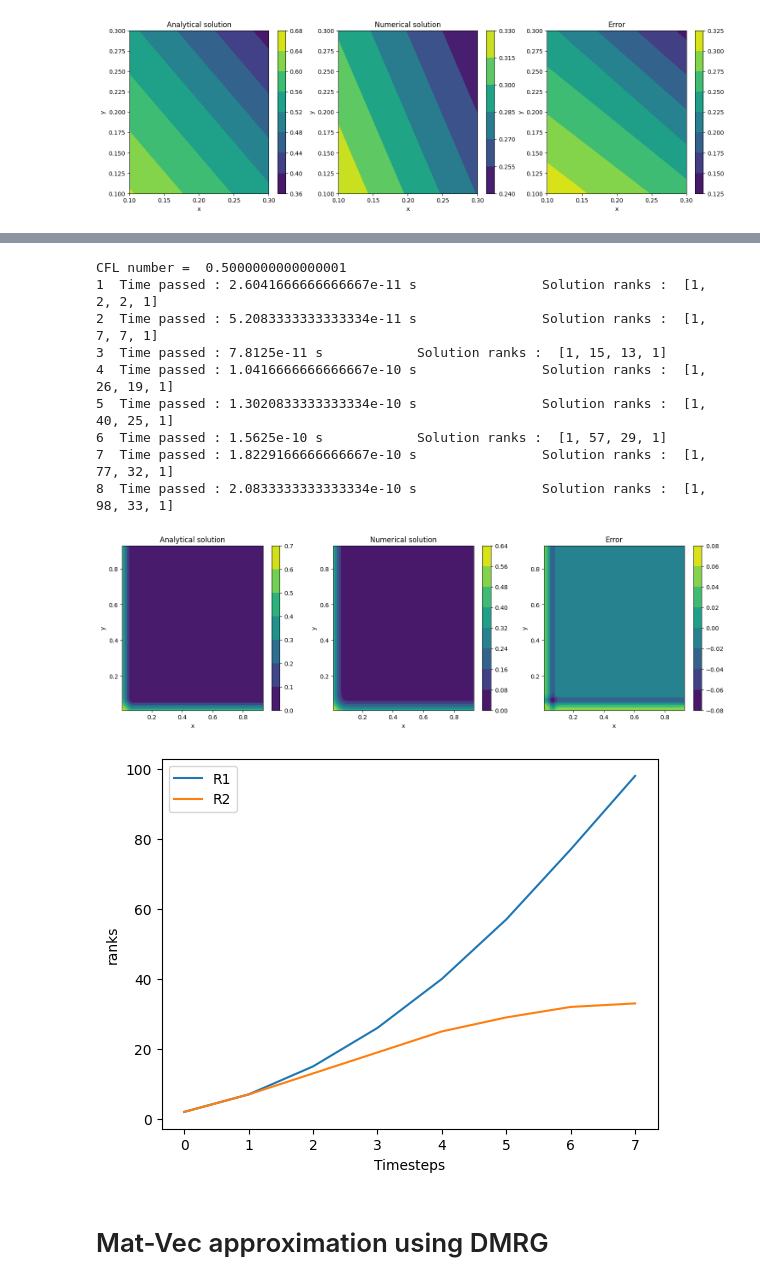
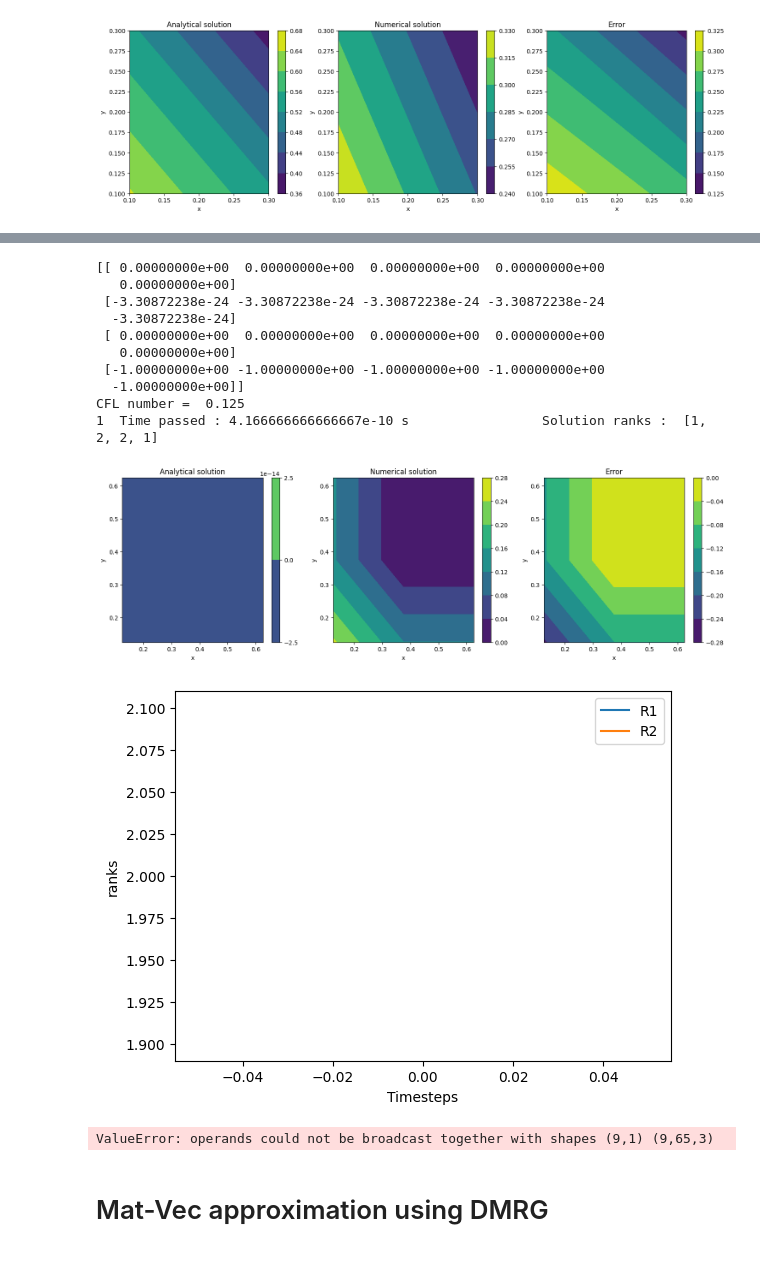
Before and after one commit to adcityfc/Tensor-solvers, a Jupyter notebook: rough_code.ipynb, the cells around one changed output, grey strips where cells are left out. Cells and saved outputs as stored; diff of their text form; code cells hidden in the pictures.

```diff
--- a/rough_code.ipynb
+++ b/rough_code.ipynb
@@ -1131,3 +1549,11 @@ def add_and_round_gram_svd_rlr(factors_list, rank='default', eps=1e-14, threshol
+# %%
+ns = 3
+ds0 = rand_tt([3, 4, 5], [1, 2, 3, 1])
+ds = multi(tt_add, [ds0 for _ in range(ns)])
+res_normal = tt_rounding_gram_svd_rlr2(ds)
+ds0[0] = ds0[0][0]
+ds0[-1] = ds0[-1][..., 0]
+res_sum = add_and_round_gram_svd_simult([ds0 for _ in range(ns)])[0]
 # %% [markdown]
 ### random rounding
 # %%
@@ -1249,8 +1675,8 @@ class random_tt_rounding():
 # print(np.linalg.norm(trek1 - trek2))
 
 # Test for TT rounding
-tmprank  = [1, 100, 100, 1]
-f1 = rand_tt([200, 200, 200], tmprank)
+tmprank  = [1, 10, 10, 1]
+f1 = rand_tt([20, 20, 20], tmprank)
 f2 = tt_add(f1, f1)
 f1rec = ttrec(f1); f2rec = ttrec(f2)
 
@@ -1275,4 +1701,6 @@ print([factors.shape for factors in f1])
 # f2round = tt_rounding(f2, rank=tmprank)[0]; f2roundrec = ttrec(f2round)
 # print(np.linalg.norm(f2rec - 2*f1rec)/np.linalg.norm(f1rec))
 # print(np.linalg.norm(f2roundrec - 2*f1rec)/np.linalg.norm(f1rec))
+
+print(tt_rounding(f2, rank='default', eps=1e-14)[1] - tt_rounding_gram_svd_rlr(f2, rank='default', eps=1e-14)[1])
 # %% [output]
@@ -2985,7 +3414,7 @@ class RT_1D_APF:
         exprL[::2, ~tau_mask_greater] = 0
         exprL[1::2, ~tau_mask_lesser] = 0
 
-
+        print(exprR)
         op = [np.zeros((n[0], n[0])) for _ in range(4)]
         diag = np.arange(n[0])
 
@@ -3203,13 +3632,13 @@ class RT_1D_APF:
             plt.legend()
 
 
-n = [160, 100, 99]
+n = [4, 5, 95]
 prob2 = RT_1D_APF(domain=[0, 1], n=n, T=(25/48)*1e-9, dt=(1/48)*1e-9, bc_left=1, bc_right=0,
-                  alpha_a=1e-8*np.ones(n[0]), alpha_s=1e-8*np.ones(n[0]), soln_hist=True, CFL=0.8, timesteps=200, rounding_tol=1e-5)
-print("CFL number = ", prob2.c*prob2.dt/prob2.dx)
-# prob2.flux_solver(prt=False)
-prob2.solver()
-fig = prob2.plot_final_solution(7, 0)
-prob2.plot_J()
-# print([s.shape for s in prob2.tt_op])
+                  alpha_a=1e-8*np.ones(n[0]), alpha_s=1e-8*np.ones(n[0]), soln_hist=True, CFL=0.8, timesteps=1, rounding_tol=1e-5)
+# print("CFL number = ", prob2.c*prob2.dt/prob2.dx)
+# # prob2.flux_solver(prt=False)
+# prob2.solver()
+# fig = prob2.plot_final_solution(7, 0)
+# prob2.plot_J()
+# # print([s.shape for s in prob2.tt_op])
 # %% [output]
@@ -4023,9 +4444,9 @@ class RT_2D_APF:
 
 
 
-n = [40, 100, 99]
+n = [64, 100, 99]
 prob32 = RT_2D_APF(domain=[0, 1], n=n, T=(2)*1e-9, dt=(1/48)*1e-9, bc_left=1, bc_right=0,
-                  alpha_a=np.zeros(n[0]), alpha_s=np.zeros(n[0]), soln_hist=True, CFL=0.5, timesteps=5, c=3e8, rounding_eps=1e-3)
+                  alpha_a=np.zeros(n[0]), alpha_s=np.zeros(n[0]), soln_hist=True, CFL=0.5, timesteps=50, c=3e8, rounding_eps=1e-3)
 print("CFL number = ", prob32.c*prob32.T)
 soln = prob32.flux_solver(prt=True)
 # prob3.solver()
@@ -4146,6 +4567,7 @@ class RT_2D_APF_efficient:
         exprR[1::2, ~tau_mask_lesser] = 0
         exprL[::2, ~tau_mask_greater] = 0
         exprL[1::2, ~tau_mask_lesser] = 0
+        print(exprL)
 
         self.op = np.zeros((4, 3, n[0])) # 4 conditions wrt tau and angle, 3 for tridiagonal operator (sub-diag [0], diag [1], and super-diag [2]), n[0] points
 
@@ -4429,47 +4851,54 @@ class RT_2D_APF_efficient:
             c1 = axs[0].contourf(X, Y, ana)
             axs[0].set_xlabel(r"x")
             axs[0].set_ylabel(r"y")
             axs[0].set_title(r"Analytical solution")
             fig.colorbar(c1, ax=axs[0], orientation='vertical')
 
             c2 = axs[1].contourf(X, Y, J.reshape((n[0], n[0]))[:x_max, :x_max])
             axs[1].set_xlabel(r"x")
             axs[1].set_ylabel(r"y")
             axs[1].set_title(r"Numerical solution")
             fig.colorbar(c2, ax=axs[1], orientation='vertical')
 
             c3 = axs[2].contourf(X, Y, (ana - J.reshape((n[0], n[0]))[:x_max, :x_max]))
             axs[2].set_xlabel(r"x")
             axs[2].set_ylabel(r"y")
             axs[2].set_title(r"Error")
             fig.colorbar(c3, ax=axs[2], orientation='vertical')
 
 
 
-n = [64, 99, 100]
+n = [4, 99, 100]
 prob3eff = RT_2D_APF_efficient(domain=[0, 1], n=n, T=(2)*1e-9, dt=(1/48)*1e-9, bc_left=1, bc_right=0,
                   alpha_a=0*np.ones(n[0]), alpha_s=0*np.ones(n[0]), soln_hist=True, CFL=0.5,
-                  timesteps=45, c=3e8, rounding_eps=2.5e-3, record_ranks=True, a_r=1, c_v=718, Temp=1)
-print("CFL number = ", prob3.c*prob3.T)
+                  timesteps=1, c=3e8, rounding_eps=2.5e-3, record_ranks=True, a_r=1, c_v=718, Temp=1)
+print("CFL number = ", prob3eff.c*prob3eff.T)
 soln = prob3eff.flux_solver(prt=True)
 # prob3.solver()
 # fig = prob3.plot_final_solution(50, 0)
 prob3eff.plot_J()
 prob3eff.plot_ranks()
 # # [s.shape for s in prob3.tt_op]
 # profile_f(lambda: prob3eff.flux_solver(prt=True), "Results/2D_RT_eff.prof")
 # %% [output]
-CFL number =  0.5000000000000001
-1  Time passed : 2.6041666666666667e-11 s                Solution ranks :  [1, 2, 2, 1]
-2  Time passed : 5.2083333333333334e-11 s                Solution ranks :  [1, 7, 7, 1]
-3  Time passed : 7.8125e-11 s            Solution ranks :  [1, 15, 13, 1]
-4  Time passed : 1.0416666666666667e-10 s                Solution ranks :  [1, 26, 19, 1]
-5  Time passed : 1.3020833333333334e-10 s                Solution ranks :  [1, 40, 25, 1]
-6  Time passed : 1.5625e-10 s            Solution ranks :  [1, 57, 29, 1]
-7  Time passed : 1.8229166666666667e-10 s                Solution ranks :  [1, 77, 32, 1]
-8  Time passed : 2.0833333333333334e-10 s                Solution ranks :  [1, 98, 33, 1]
+[[ 0.00000000e+00  0.00000000e+00  0.00000000e+00  0.00000000e+00
+   0.00000000e+00]
+ [-3.30872238e-24 -3.30872238e-24 -3.30872238e-24 -3.30872238e-24
+  -3.30872238e-24]
+ [ 0.00000000e+00  0.00000000e+00  0.00000000e+00  0.00000000e+00
+   0.00000000e+00]
+ [-1.00000000e+00 -1.00000000e+00 -1.00000000e+00 -1.00000000e+00
+  -1.00000000e+00]]
+CFL number =  0.125
+1  Time passed : 4.166666666666667e-10 s                 Solution ranks :  [1, 2, 2, 1]
-[figure, old version]
+[figure, new version]
-[figure, old version]
+[figure, new version]
+# %%
+s = np.random.randn(9, 1)
+ss = np.random.randn(9, 65, 3)
+print((s*ss).shape)
+# %% [output]
+ValueError: operands could not be broadcast together with shapes (9,1) (9,65,3)
 # %% [markdown]
 # Mat-Vec approximation using DMRG
 # %%
```
Also changed, not shown: parts of 19 cells of this notebook, 1 other file.
